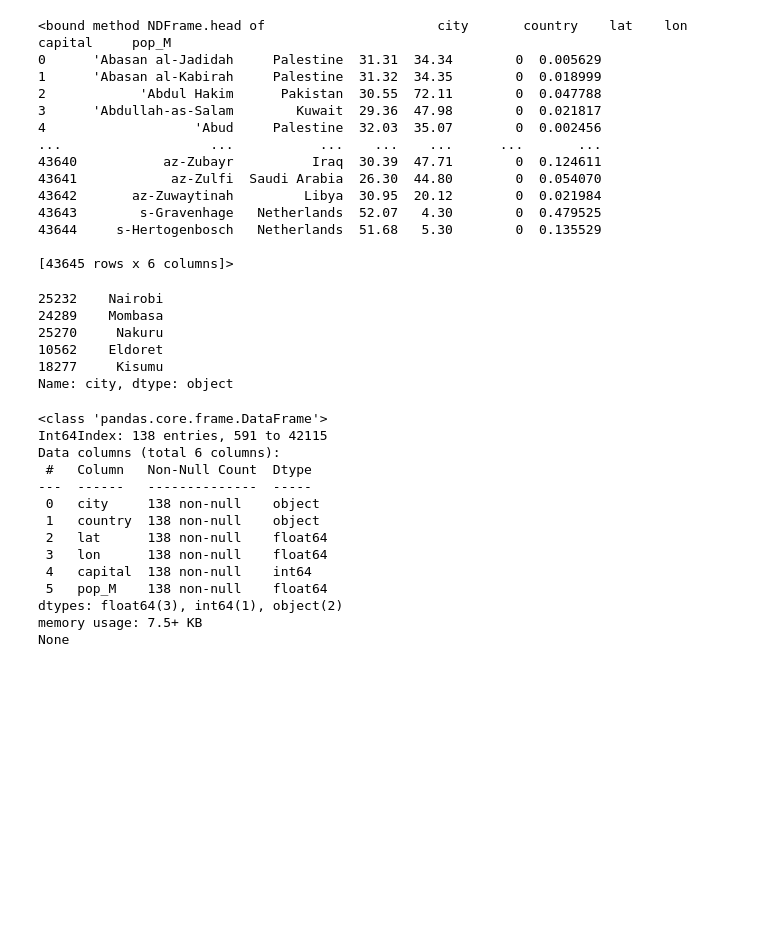
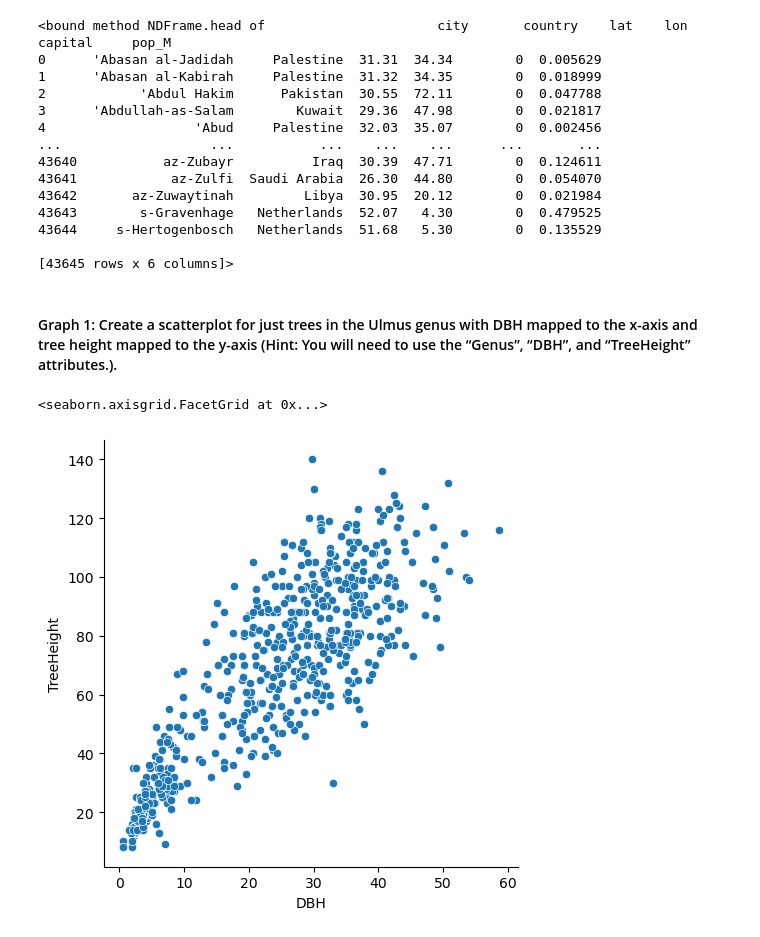
Before and after one commit to MagnusBurnet/PY4SA23_Assignment, a Jupyter notebook: Script_for_assessment2.ipynb, the cells around one changed output. Cells and saved outputs as stored; diff of their text form; code cells hidden in the pictures; blank space fills up the shorter version.

```diff
--- a/Script_for_assessment2.ipynb
+++ b/Script_for_assessment2.ipynb
@@ -184,29 +184,18 @@ wc.query('city == "Nairobi"')
 list_of_kenyan_counties = wc.loc[wc['country'] == 'Kenya', :]
 
 
-top_5_cities = list_of_kenyan_counties.sort_values(by='pop_M', ascending=False).head(5)['city']
+top_5_cities = list_of_kenyan_counties.sort_values(by='pop_M', ascending=False).head(5)
 print(top_5_cities)
-# %% [output]
-25232    Nairobi
-24289    Mombasa
-25270     Nakuru
-10562    Eldoret
-18277     Kisumu
-Name: city, dtype: object
+# %% [markdown]
+#### Graph 1: Create a scatterplot for just trees in the Ulmus genus with DBH mapped to the x-axis and tree height mapped to the y-axis (Hint: You will need to use the “Genus”, “DBH”, and “TreeHeight” attributes.).
 # %%
-wc.query('city == "Nairobi"')
+
+import seaborn as sns
+
+Ulmus_genus = ppt.loc[ppt['Genus'] == 'Ulmus', :]
+
+
+sns.relplot(x="DBH", y="TreeHeight", data=Ulmus_genus)
 # %% [output]
-<class 'pandas.core.frame.DataFrame'>
-Int64Index: 138 entries, 591 to 42115
-Data columns (total 6 columns):
- #   Column   Non-Null Count  Dtype
----  ------   --------------  -----
- 0   city     138 non-null    object
- 1   country  138 non-null    object
- 2   lat      138 non-null    float64
- 3   lon      138 non-null    float64
- 4   capital  138 non-null    int64
- 5   pop_M    138 non-null    float64
-dtypes: float64(3), int64(1), object(2)
-memory usage: 7.5+ KB
-None
+<seaborn.axisgrid.FacetGrid at 0x...>
+[figure, added]
```
Also changed, not shown: parts of 2 cells of this notebook.
